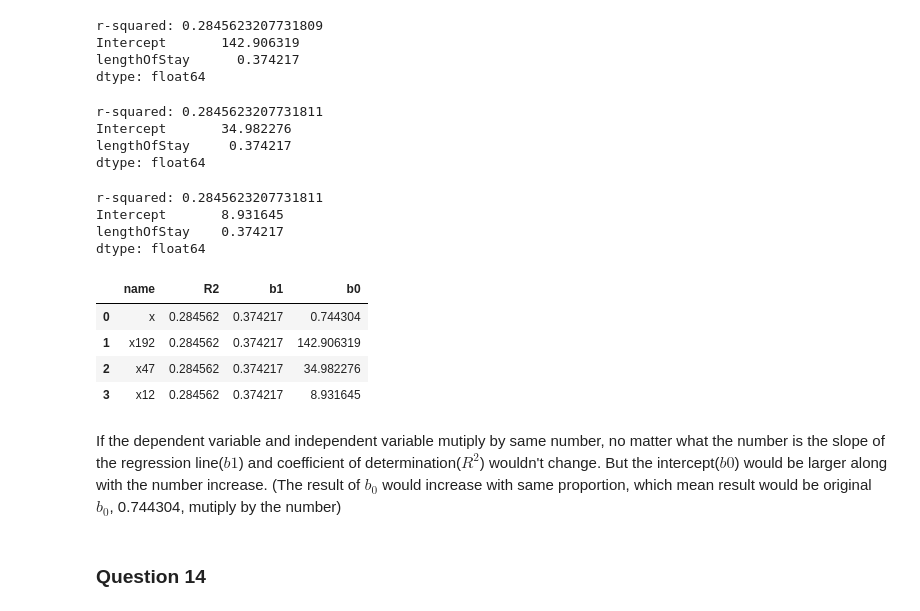
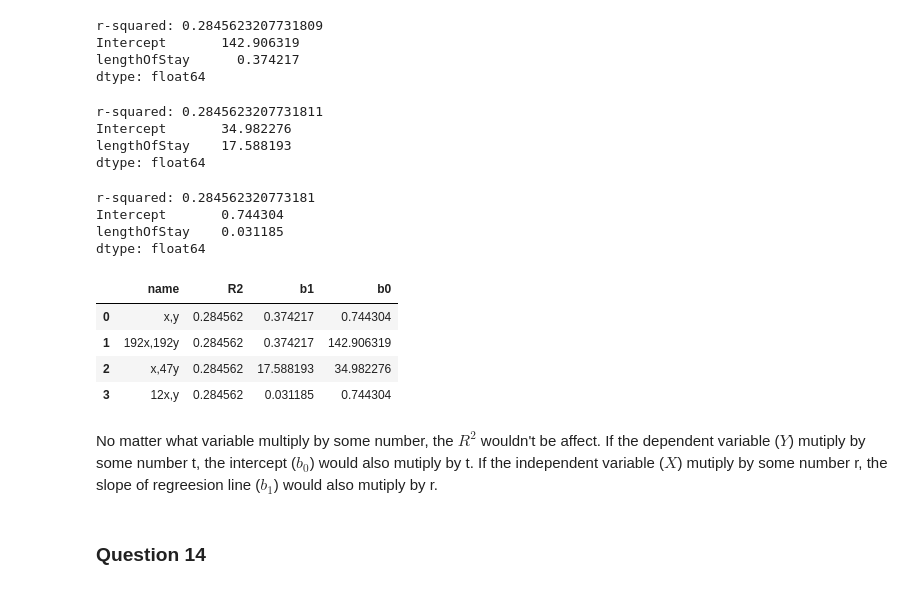
Before and after one commit to MSCS-686/pzhong, a Jupyter notebook: hw2/homework_02.ipynb, the cells around one changed output. Drawn from its saved outputs; the diff is of its cells as text; code cells hidden in the pictures.

```diff
--- a/hw2/homework_02.ipynb
+++ b/hw2/homework_02.ipynb
@@ -283,7 +283,8 @@ Intercept       142.906319
 lengthOfStay      0.374217
 dtype: float64
 # %%
-senic3 = senic.transform(lambda x : x*47)
+senic3 = pd.read_csv("data/modified_SENIC_data_01.csv")
+senic3['infectionRisk'] = senic3['infectionRisk'] * 47
 senic_model3 = smf.ols('infectionRisk ~ lengthOfStay', senic3).fit()
 # senic_model3.summary()
 print("r-squared:", senic_model3.rsquared)
@@ -291,36 +292,37 @@ print(senic_model3.params)
 # %% [output]
 r-squared: 0.2845623207731811
 Intercept       34.982276
-lengthOfStay     0.374217
+lengthOfStay    17.588193
 dtype: float64
 # %%
-senic4 = senic.transform(lambda x : x*12)
+senic4 = pd.read_csv("data/modified_SENIC_data_01.csv")
+senic4['lengthOfStay'] = senic4['lengthOfStay'] * 12
 senic_model4 = smf.ols('infectionRisk ~ lengthOfStay', senic4).fit()
 # senic_model4.summary()
 print("r-squared:", senic_model4.rsquared)
 print(senic_model4.params)
 # %% [output]
-r-squared: 0.2845623207731811
-Intercept       8.931645
-lengthOfStay    0.374217
+r-squared: 0.284562320773181
+Intercept       0.744304
+lengthOfStay    0.031185
 dtype: float64
 # %%
-d = {'name':['x','x192','x47','x12'],
+d = {'name':['x,y','192x,192y','x,47y','12x,y'],
         'R2':[senic_model.rsquared,senic_model2.rsquared,senic_model3.rsquared,senic_model4.rsquared],
         'b1':[senic_model.params['lengthOfStay'],senic_model2.params['lengthOfStay'],
               senic_model3.params['lengthOfStay'],senic_model4.params['lengthOfStay']],
         'b0':[senic_model.params['Intercept'],senic_model2.params['Intercept'],
               senic_model3.params['Intercept'],senic_model4.params['Intercept']]}
 dataframe = pd.DataFrame(data=d)
 dataframe
 # %% [output]
 |  | name | R2 | b1 | b0 |
-| 0 | x | 0.284562 | 0.374217 | 0.744304 |
-| 1 | x192 | 0.284562 | 0.374217 | 142.906319 |
-| 2 | x47 | 0.284562 | 0.374217 | 34.982276 |
-| 3 | x12 | 0.284562 | 0.374217 | 8.931645 |
+| 0 | x,y | 0.284562 | 0.374217 | 0.744304 |
+| 1 | 192x,192y | 0.284562 | 0.374217 | 142.906319 |
+| 2 | x,47y | 0.284562 | 17.588193 | 34.982276 |
+| 3 | 12x,y | 0.284562 | 0.031185 | 0.744304 |
-# %% [markdown]
-If the dependent variable and independent variable mutiply by same number, no matter what the number is the slope of the regression line($b1$) and coefficient of determination($R^2$) wouldn't change. But the intercept($b0$) would be larger along with the number increase. (The result of $b_0$ would increase with same proportion, which mean result would be original $b_0$, 0.744304, mutiply by the number)
+# %% [markdown]
+No matter what variable multiply by some number, the $R^2$ wouldn't be affect. If the dependent variable ($Y$) mutiply by some number t, the intercept ($b_0$) would also mutiply by t. If the independent variable ($X$) mutiply by some number r, the slope of regreesion line ($b_1$) would also mutiply by r.
 # %% [markdown]
 ### Question 14
 # %% [markdown]
```
Also changed, not shown: parts of 3 cells of this notebook.
